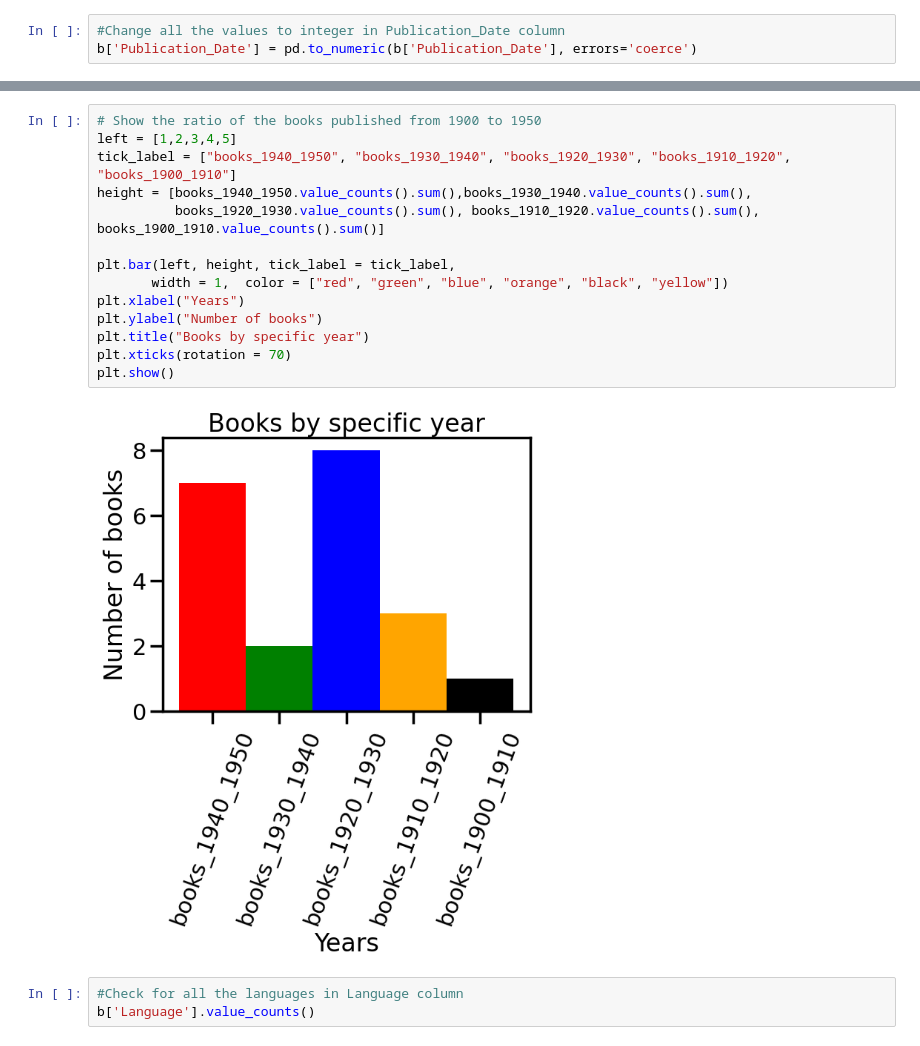
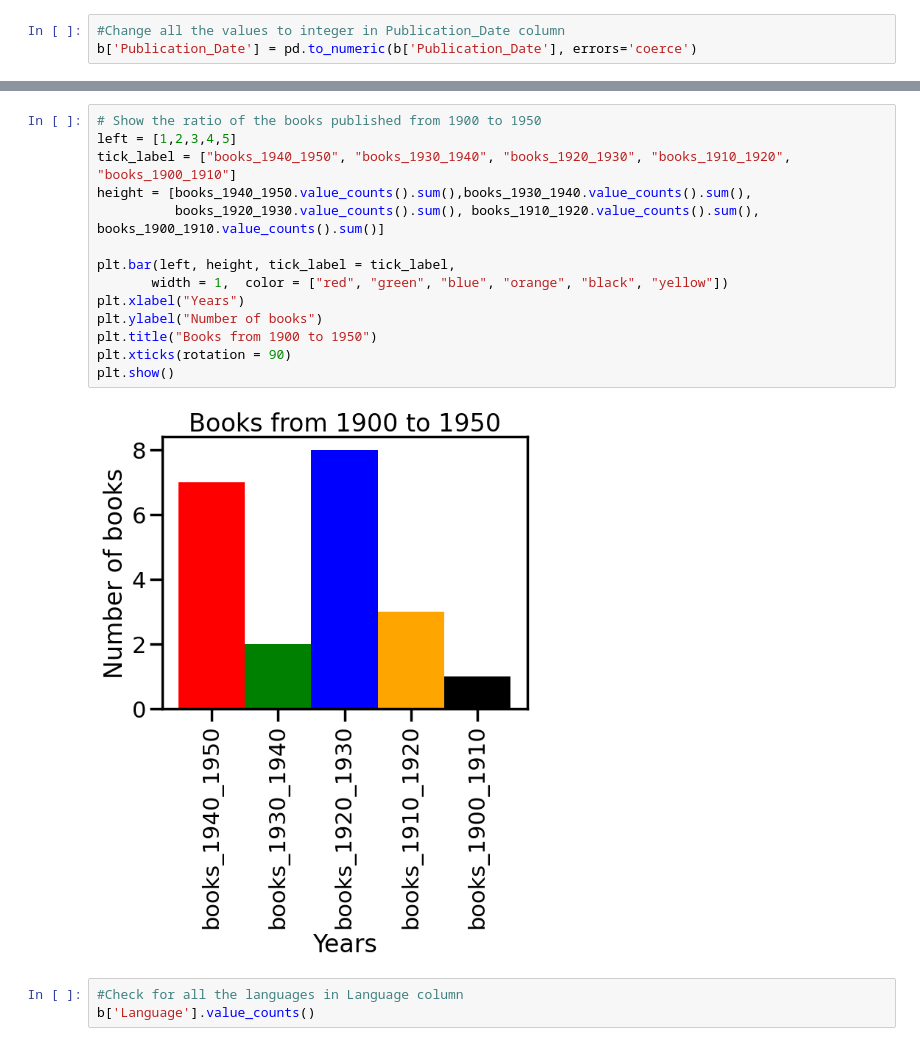
Before and after one commit to p-renata/UCDPA_renata_pagac, a Jupyter notebook: Analysis.ipynb, the cells around one changed output, grey strips where cells are left out. Drawn from its saved outputs; the diff is of its cells as text.

```diff
--- a/Analysis.ipynb
+++ b/Analysis.ipynb
@@ -150,19 +150,19 @@ plt.show()
 # %%
 # Show the ratio of the books published from 1900 to 1950
 left = [1,2,3,4,5]
 tick_label = ["books_1940_1950", "books_1930_1940", "books_1920_1930", "books_1910_1920", "books_1900_1910"]
 height = [books_1940_1950.value_counts().sum(),books_1930_1940.value_counts().sum(),
           books_1920_1930.value_counts().sum(), books_1910_1920.value_counts().sum(), books_1900_1910.value_counts().sum()]
 
 plt.bar(left, height, tick_label = tick_label,
        width = 1,  color = ["red", "green", "blue", "orange", "black", "yellow"])
 plt.xlabel("Years")
 plt.ylabel("Number of books")
-plt.title("Books by specific year")
-plt.xticks(rotation = 70)
+plt.title("Books from 1900 to 1950")
+plt.xticks(rotation = 90)
 plt.show()
 # %% [output]
-[figure, old version]
+[figure, new version]
 # %%
 #Check for all the languages in Language column
 b['Language'].value_counts()
```
Also changed, not shown: parts of 17 cells of this notebook.
